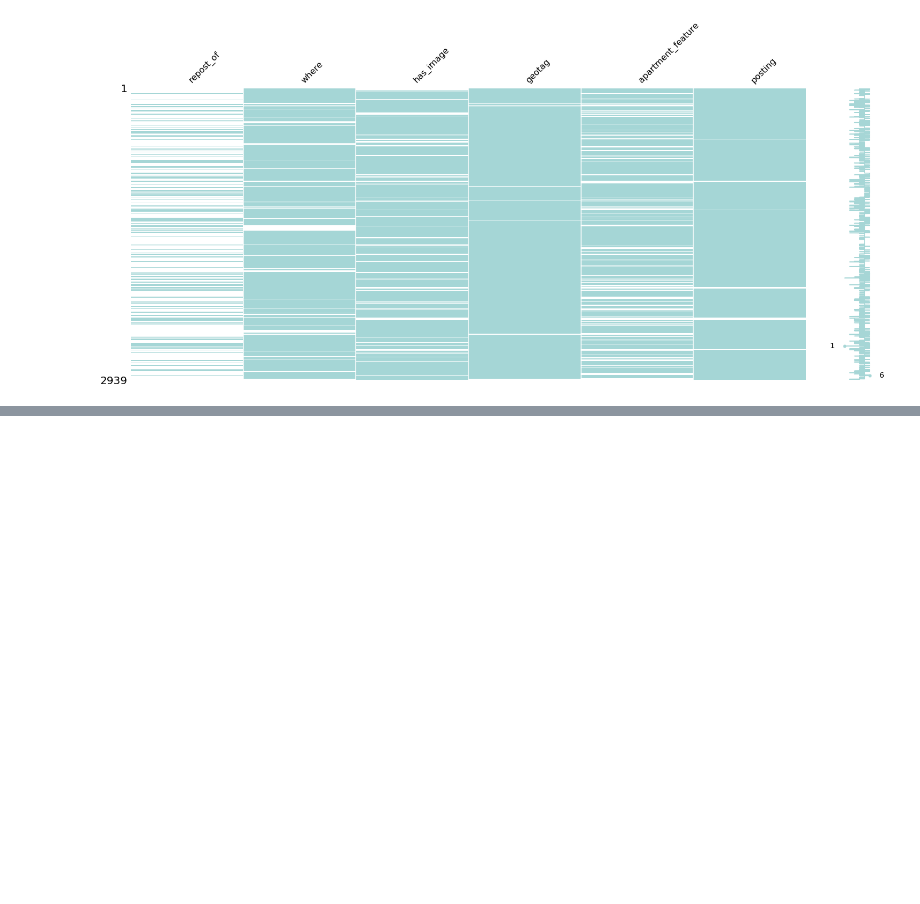
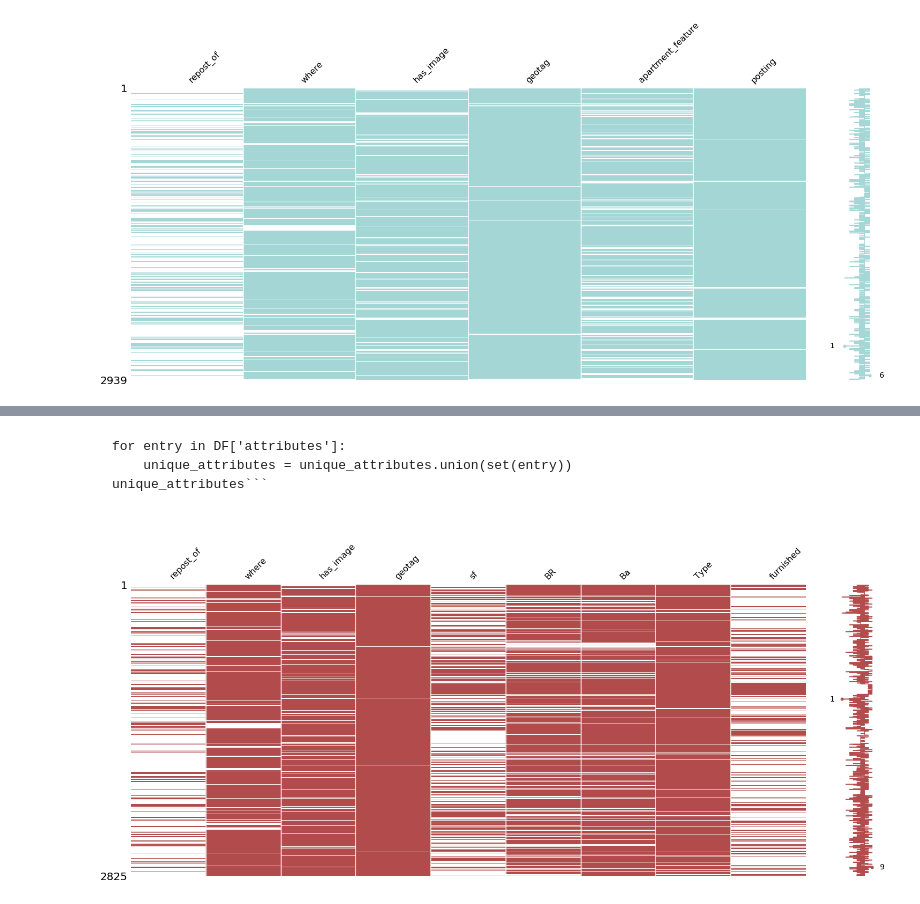
Before and after one commit to bnarath/Toronto_Rental_ETL_Project, a Jupyter notebook: craigslist_api_scraping_transform.ipynb, the cells around one changed output, grey strips where cells are left out. Cells and saved outputs as stored; diff of their text form; code cells hidden in the pictures; blank space fills up the shorter version.

Commit message:
Added the extraction code

````diff
--- a/craigslist_api_scraping_transform.ipynb
+++ b/craigslist_api_scraping_transform.ipynb
@@ -196,7 +189,9 @@ unique_attributes
+# %% [markdown]
+```unique_attributes = set()
+for entry in DF['attributes']:
+    unique_attributes = unique_attributes.union(set(entry))
+unique_attributes```
 # %%
-#How to scrape square feet2
-#For each row check if the attribute list contains any *ft2 structure in "attributes", "apartment_feature", "posting" in the order
-
 #Convert list to string
 DF['attributes'] = DF['attributes'].map(lambda x: ' '.join(x))
 #Convert the apartment feature none to ''(string)
@@ -204,7 +199,3 @@ DF['apartment_feature'].fillna(value=' ', inplace=True)#A string val
 #Combine the "attributes", "apartment_feature", "posting" together as "text" column
 DF["text"] = DF.apply(lambda x: x["attributes"]+x["apartment_feature"]+x["posting"], axis=1)
 #Use DF["text"] for all further extractions
-def extract(s):
-    #DF['Text'] comes here as the input
-    found = re.findall('(\d+)ft2', s)
-    sf =  (None if not found else int(found[0]))
@@ -210,0 +243,9 @@ def extract(s):
+# %%
+DF[['sf', 'BR', 'Ba','cats_allowed', 'dogs_allowed', 'Type', 'furnished']] = pd.DataFrame(DF['text'].map(lambda x : extract(x)).to_list(), index=DF.index)
+# %%
+#Check for nan
+missingdata_cols = DF.columns[DF.isnull().any()].to_list()
+#visualize nan
+_=missingno.matrix(DF[missingdata_cols], color=(0.7,0.3,0.3))
+# %% [output]
+[figure, added]
````
Also changed, not shown: parts of 6 cells of this notebook.
